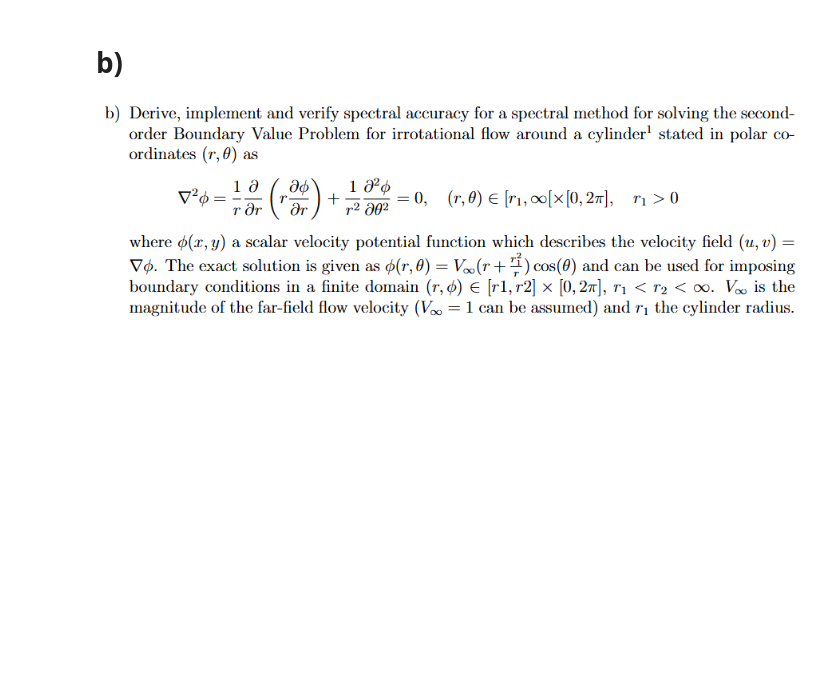
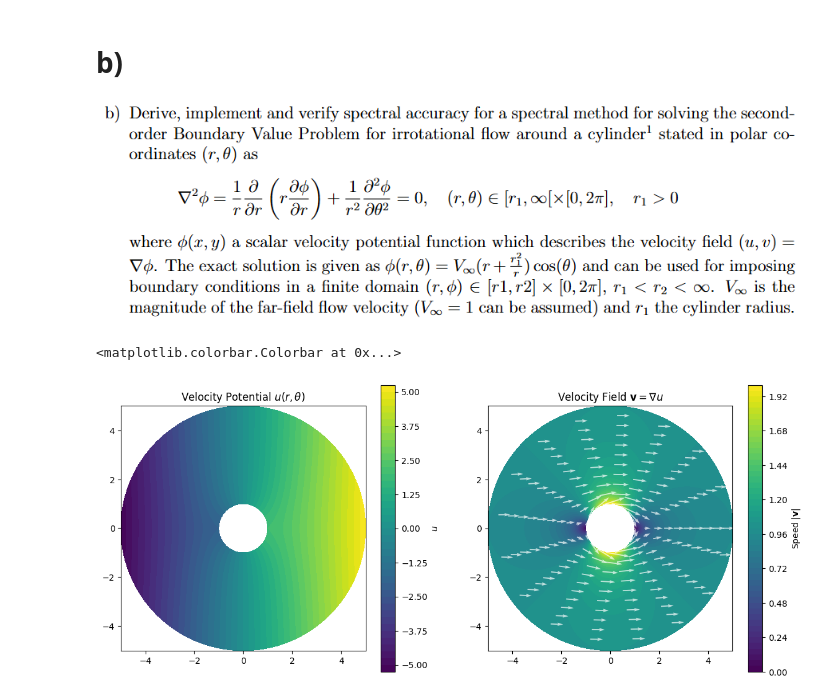
Before and after one commit to JeppeKlitgaard/02689-Advanced-Numerical-Methods, a Jupyter notebook: assignment_2/jk_exercise_1.ipynb, the cells around one changed output. Drawn from its saved outputs; the diff is of its cells as text; code cells hidden in the pictures; blank space fills up the shorter version.

```diff
--- a/assignment_2/jk_exercise_1.ipynb
+++ b/assignment_2/jk_exercise_1.ipynb
@@ -221,3 +312,79 @@ plt.legend()
 # %% [markdown]
 # b)
 ![image.png](attachment:image.png)
+# %%
+# Canonical Laplacian operator, so in cartesians it is simply pdv(ϕ, x, 2) + pdv(ϕ, y, 2) = 0
+# Known parameters
+V_inf = 1.0
+r_1 = 1.0  # I came up with this one
+r_2 = 5.0  # I came up with this one
+
+
+def u_func_2_rtheta(r, theta):
+    return V_inf * (r + r_1**2 / r) * np.cos(theta)
+
+
+def u_func_2_xy(x, y):
+    r = np.sqrt(x**2 + y**2)
+    theta = np.arctan2(y, x)
+    return u_func_2_rtheta(r, theta)
+
+
+def transform2xy(r, theta):
+    x = r * np.cos(theta)
+    y = r * np.sin(theta)
+    return x, y
+
+
+def transform2rtheta(x, y):
+    r = np.sqrt(x**2 + y**2)
+    theta = np.arctan2(y, x)
+    return r, theta
+
+
+# Start by plotting the true solution
+r_true = np.linspace(r_1, r_2, 500)
+theta_true = np.linspace(0, 2 * np.pi, 500)
+R_true, Theta_true = np.meshgrid(r_true, theta_true)
+U_true = u_func_2_rtheta(R_true, Theta_true)
+
+# Get velocities
+V_r = np.gradient(U_true, r_true, axis=1)  # derivative along r direction
+V_theta = (
+    np.gradient(U_true, theta_true, axis=0) / R_true
+)  # derivative along theta direction
+
+# Convert to Cartesian grid for plotting
+X_true = R_true * np.cos(Theta_true)
+Y_true = R_true * np.sin(Theta_true)
+
+# Convert to Cartesian velocities
+V_x = V_r * np.cos(Theta_true) - V_theta * np.sin(Theta_true)
+V_y = V_r * np.sin(Theta_true) + V_theta * np.cos(Theta_true)
+
+fig, (ax1, ax2) = plt.subplots(1, 2, figsize=(14, 6))
+contour1 = ax1.contourf(X_true, Y_true, U_true, levels=50, cmap="viridis")
+ax1.set_aspect("equal")
+ax1.set_title("Velocity Potential $u(r,\\theta)$")
+plt.colorbar(contour1, ax=ax1, label="$u$")
+
+# Velocity magnitude with streamlines
+speed = np.sqrt(V_x**2 + V_y**2)
+contour2 = ax2.contourf(X_true, Y_true, speed, levels=50, cmap="viridis")
+skip_x = 30
+skip_y = 50
+ax2.quiver(
+    X_true[::skip_x, ::skip_y],
+    Y_true[::skip_x, ::skip_y],
+    V_x[::skip_x, ::skip_y],
+    V_y[::skip_x, ::skip_y],
+    color="white",
+    alpha=0.7,
+    scale=20,
+)
+ax2.set_aspect("equal")
+ax2.set_title("Velocity Field $\\mathbf{v} = \\nabla u$")
+plt.colorbar(contour2, ax=ax2, label="Speed $|\\mathbf{v}|$")
+# %% [output]
+<matplotlib.colorbar.Colorbar at 0x...>
+[figure, added]
```
Also changed, not shown: parts of 8 cells of this notebook.
